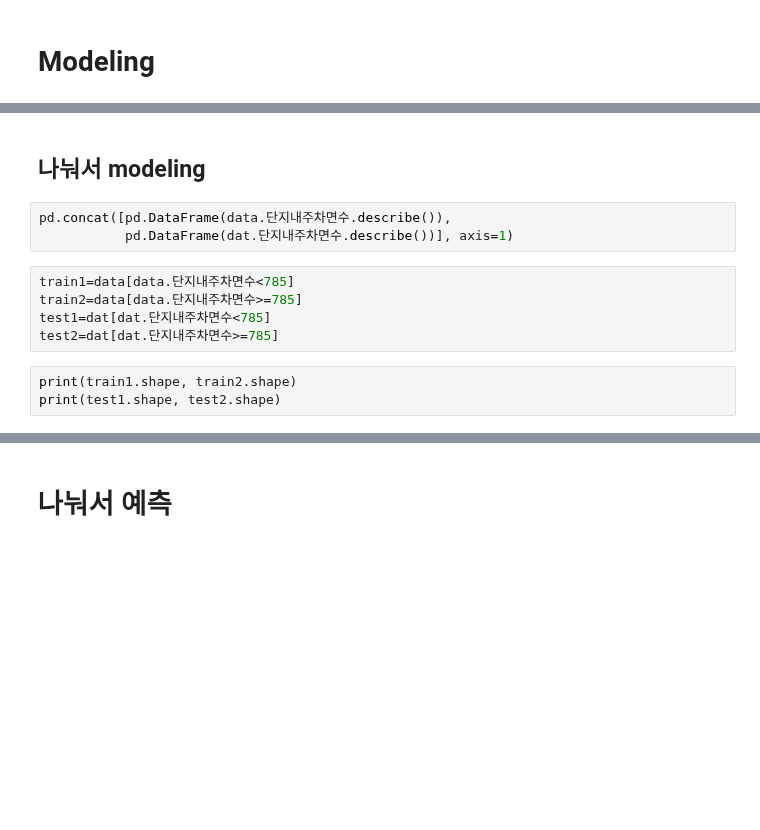
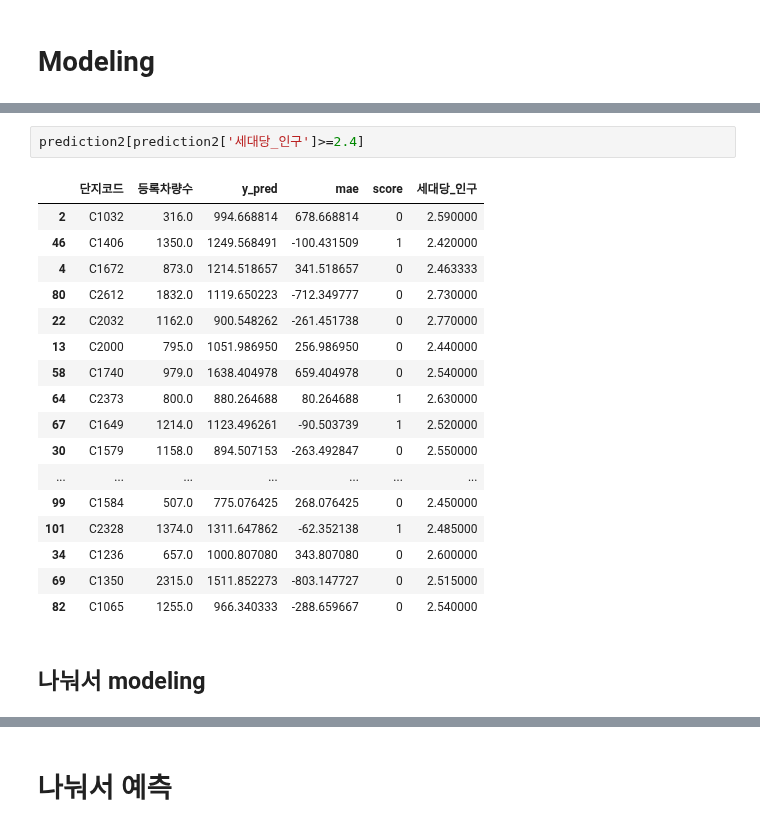
Before and after one commit to whdbfla6/Daesamanlap, a Jupyter notebook: EDA_CYR/0718_은영.ipynb, the cells around one changed output, grey strips where cells are left out. Cells and saved outputs as stored; diff of their text form; blank space fills up the shorter version.

```diff
--- a/EDA_CYR/0718_은영.ipynb
+++ b/EDA_CYR/0718_은영.ipynb
@@ -379,13 +457,22 @@ from sklearn.metrics import mean_absolute_error
+# %%
+prediction2[prediction2['세대당_인구']>=2.4]
+# %% [output]
+|  | 단지코드 | 등록차량수 | y_pred | mae | score | 세대당_인구 |
+| 2 | C1032 | 316.0 | 994.668814 | 678.668814 | 0 | 2.590000 |
+| 46 | C1406 | 1350.0 | 1249.568491 | -100.431509 | 1 | 2.420000 |
+| 4 | C1672 | 873.0 | 1214.518657 | 341.518657 | 0 | 2.463333 |
+| 80 | C2612 | 1832.0 | 1119.650223 | -712.349777 | 0 | 2.730000 |
+| 22 | C2032 | 1162.0 | 900.548262 | -261.451738 | 0 | 2.770000 |
+| 13 | C2000 | 795.0 | 1051.986950 | 256.986950 | 0 | 2.440000 |
+| 58 | C1740 | 979.0 | 1638.404978 | 659.404978 | 0 | 2.540000 |
+| 64 | C2373 | 800.0 | 880.264688 | 80.264688 | 1 | 2.630000 |
+| 67 | C1649 | 1214.0 | 1123.496261 | -90.503739 | 1 | 2.520000 |
+| 30 | C1579 | 1158.0 | 894.507153 | -263.492847 | 0 | 2.550000 |
+| ... | ... | ... | ... | ... | ... | ... |
+| 99 | C1584 | 507.0 | 775.076425 | 268.076425 | 0 | 2.450000 |
+| 101 | C2328 | 1374.0 | 1311.647862 | -62.352138 | 1 | 2.485000 |
+| 34 | C1236 | 657.0 | 1000.807080 | 343.807080 | 0 | 2.600000 |
+| 69 | C1350 | 2315.0 | 1511.852273 | -803.147727 | 0 | 2.515000 |
+| 82 | C1065 | 1255.0 | 966.340333 | -288.659667 | 0 | 2.540000 |
 # %% [markdown]
 ## 나눠서 modeling
-# %%
-pd.concat([pd.DataFrame(data.단지내주차면수.describe()),
-           pd.DataFrame(dat.단지내주차면수.describe())], axis=1)
-# %%
-train1=data[data.단지내주차면수<785]
-train2=data[data.단지내주차면수>=785]
-test1=dat[dat.단지내주차면수<785]
-test2=dat[dat.단지내주차면수>=785]
-# %%
-print(train1.shape, train2.shape)
-print(test1.shape, test2.shape)
```
Also changed, not shown: parts of 57 cells of this notebook, 11 other files.
